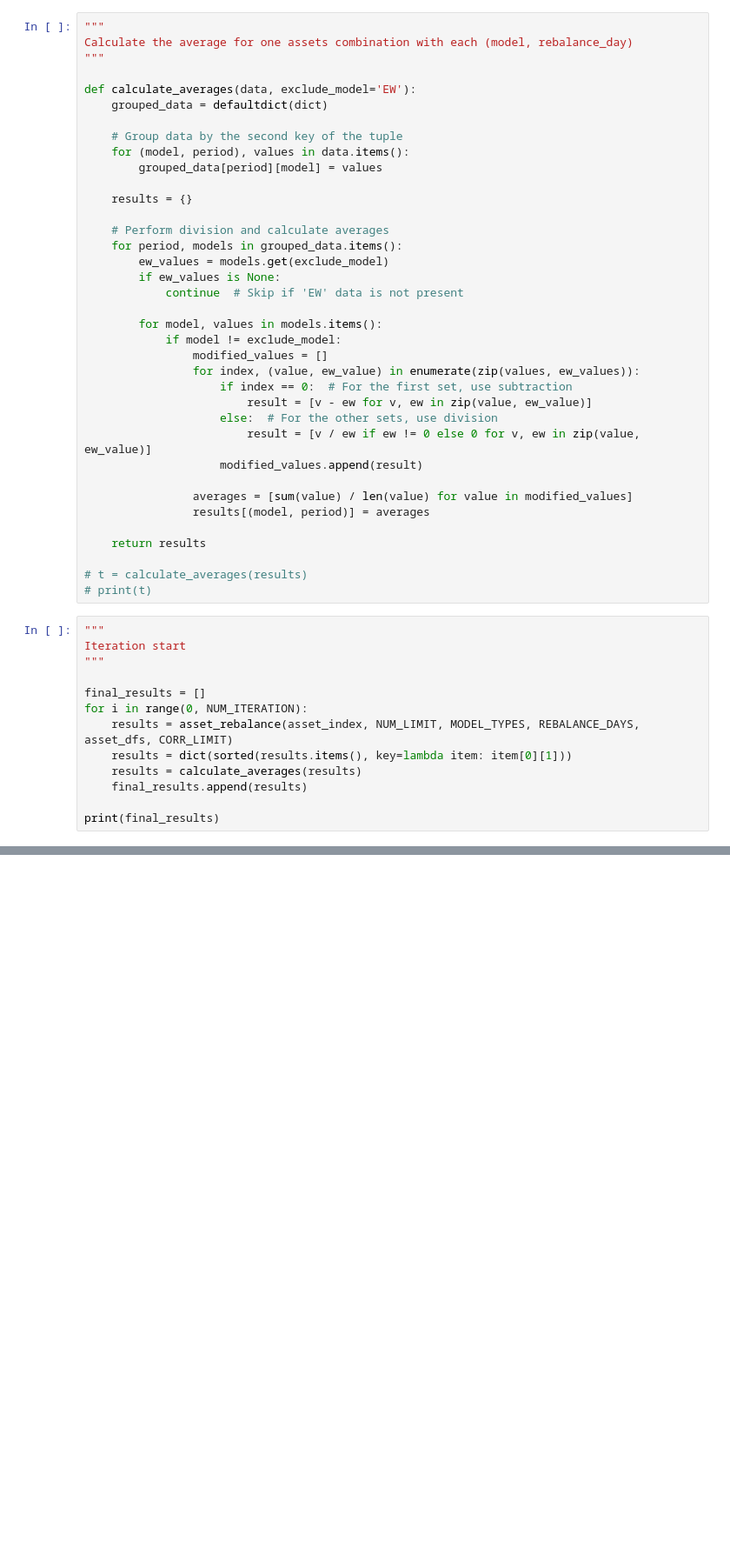
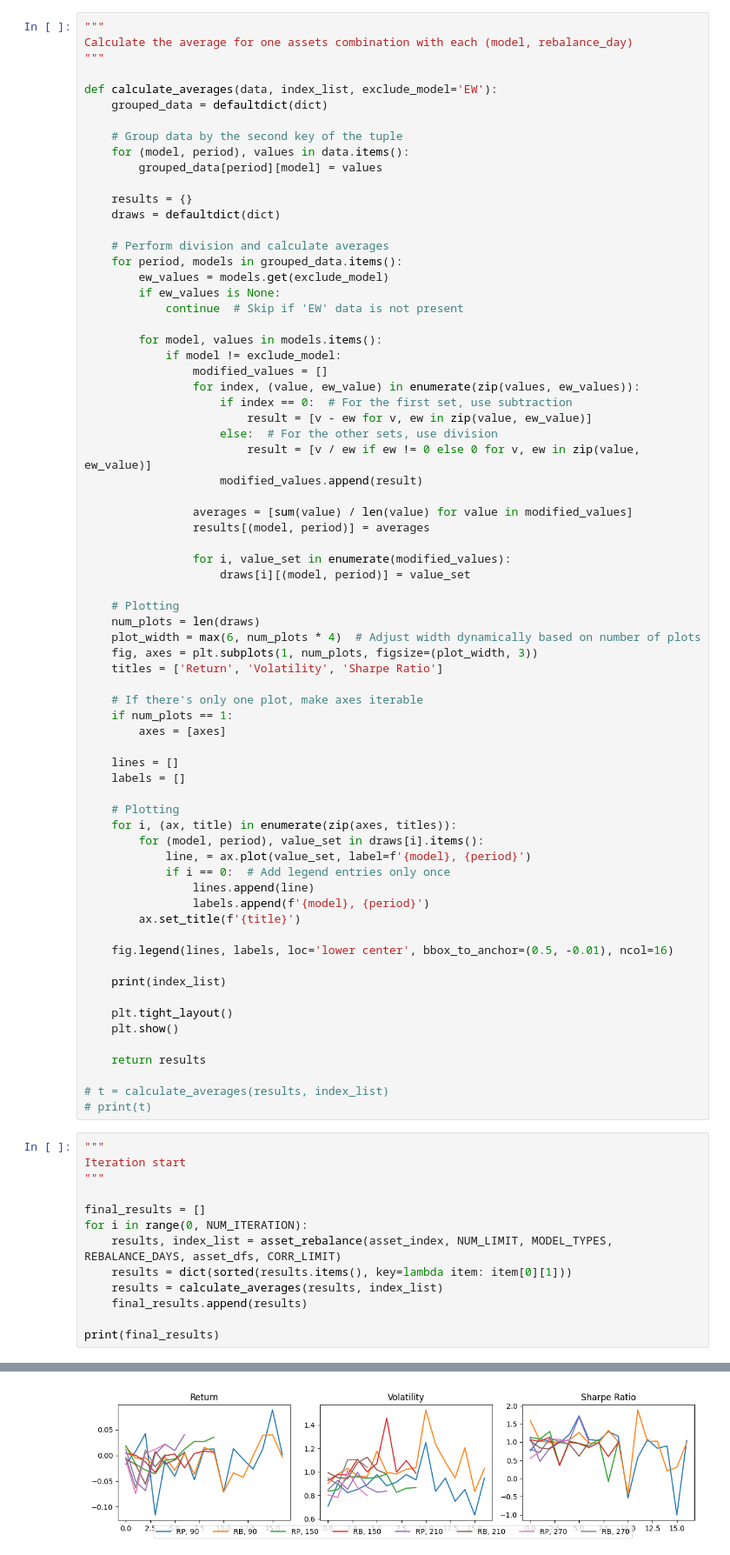
Before and after one commit to jemjemzzZ/Portfolio-Optimization-Research, a Jupyter notebook: Q2/q2.ipynb, the cells around one changed output, grey strips where cells are left out. Shown at 87% size. Cells and saved outputs as stored; diff of their text form; blank space fills up the shorter version.

```diff
--- a/Q2/q2.ipynb
+++ b/Q2/q2.ipynb
@@ -132,7 +136,7 @@ def asset_rebalance(asset, num_limit, model_types, rebalancing_days, asset_dfs,
 Calculate the average for one assets combination with each (model, rebalance_day)
 """
 
-def calculate_averages(data, exclude_model='EW'):
+def calculate_averages(data, index_list, exclude_model='EW'):
     grouped_data = defaultdict(dict)
 
     # Group data by the second key of the tuple
@@ -140,6 +144,7 @@ def calculate_averages(data, exclude_model='EW'):
         grouped_data[period][model] = values
 
     results = {}
+    draws = defaultdict(dict)
 
     # Perform division and calculate averages
     for period, models in grouped_data.items():
@@ -160,9 +165,41 @@ def calculate_averages(data, exclude_model='EW'):
                 averages = [sum(value) / len(value) for value in modified_values]
                 results[(model, period)] = averages
 
+                for i, value_set in enumerate(modified_values):
+                    draws[i][(model, period)] = value_set
+
+    # Plotting
+    num_plots = len(draws)
+    plot_width = max(6, num_plots * 4)  # Adjust width dynamically based on number of plots
+    fig, axes = plt.subplots(1, num_plots, figsize=(plot_width, 3))
+    titles = ['Return', 'Volatility', 'Sharpe Ratio']
+
+    # If there's only one plot, make axes iterable
+    if num_plots == 1:
+        axes = [axes]
+
+    lines = []
+    labels = []
+
+    # Plotting
+    for i, (ax, title) in enumerate(zip(axes, titles)):
+        for (model, period), value_set in draws[i].items():
+            line, = ax.plot(value_set, label=f'{model}, {period}')
+            if i == 0:  # Add legend entries only once
+                lines.append(line)
+                labels.append(f'{model}, {period}')
+        ax.set_title(f'{title}')
+
+    fig.legend(lines, labels, loc='lower center', bbox_to_anchor=(0.5, -0.01), ncol=16)
+
+    print(index_list)
+
+    plt.tight_layout()
+    plt.show()
+
     return results
 
-# t = calculate_averages(results)
+# t = calculate_averages(results, index_list)
 # print(t)
 # %%
 """
@@ -171,9 +208,10 @@ Iteration start
 
 final_results = []
 for i in range(0, NUM_ITERATION):
-    results = asset_rebalance(asset_index, NUM_LIMIT, MODEL_TYPES, REBALANCE_DAYS, asset_dfs, CORR_LIMIT)
+    results, index_list = asset_rebalance(asset_index, NUM_LIMIT, MODEL_TYPES, REBALANCE_DAYS, asset_dfs, CORR_LIMIT)
     results = dict(sorted(results.items(), key=lambda item: item[0][1]))
-    results = calculate_averages(results)
+    results = calculate_averages(results, index_list)
     final_results.append(results)
 
 print(final_results)
+# %% [output]
@@ -179,0 +219 @@ print(final_results)
+[figure, added]
```
Also changed, not shown: parts of 6 cells of this notebook, 4 other files.
